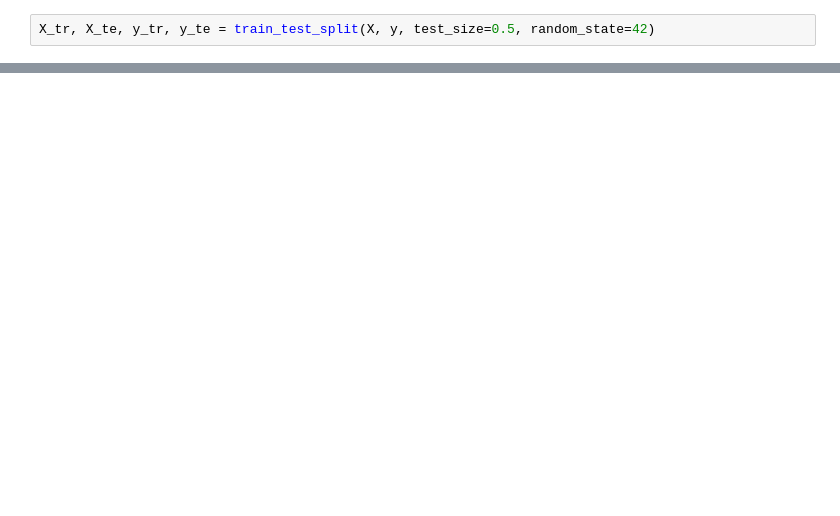
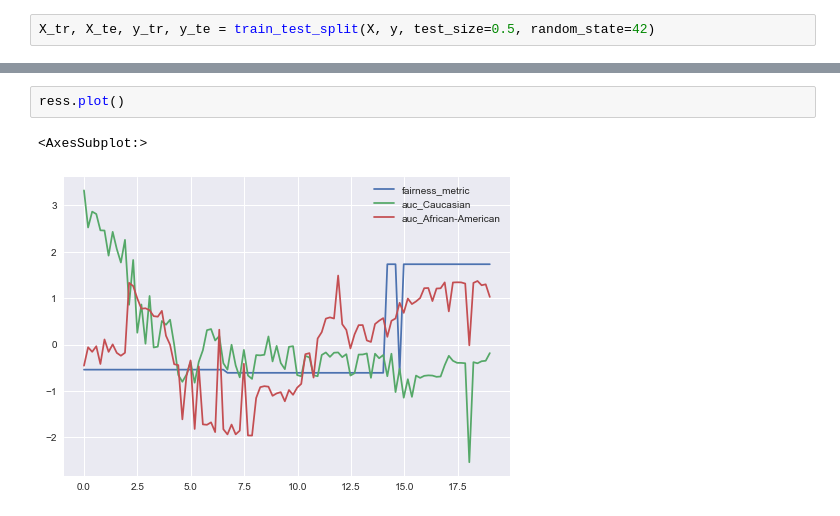
Before and after one commit to cmougan/FairEncoder, a Jupyter notebook: Vanilla.ipynb, the cells around one changed output, grey strips where cells are left out. Cells and saved outputs as stored; diff of their text form; blank space fills up the shorter version.

```diff
--- a/Vanilla.ipynb
+++ b/Vanilla.ipynb
@@ -180,0 +235,5 @@ auc
+# %%
+ress.plot()
+# %% [output]
+<AxesSubplot:>
+[figure, added]
```
Also changed, not shown: parts of 15 cells of this notebook.
